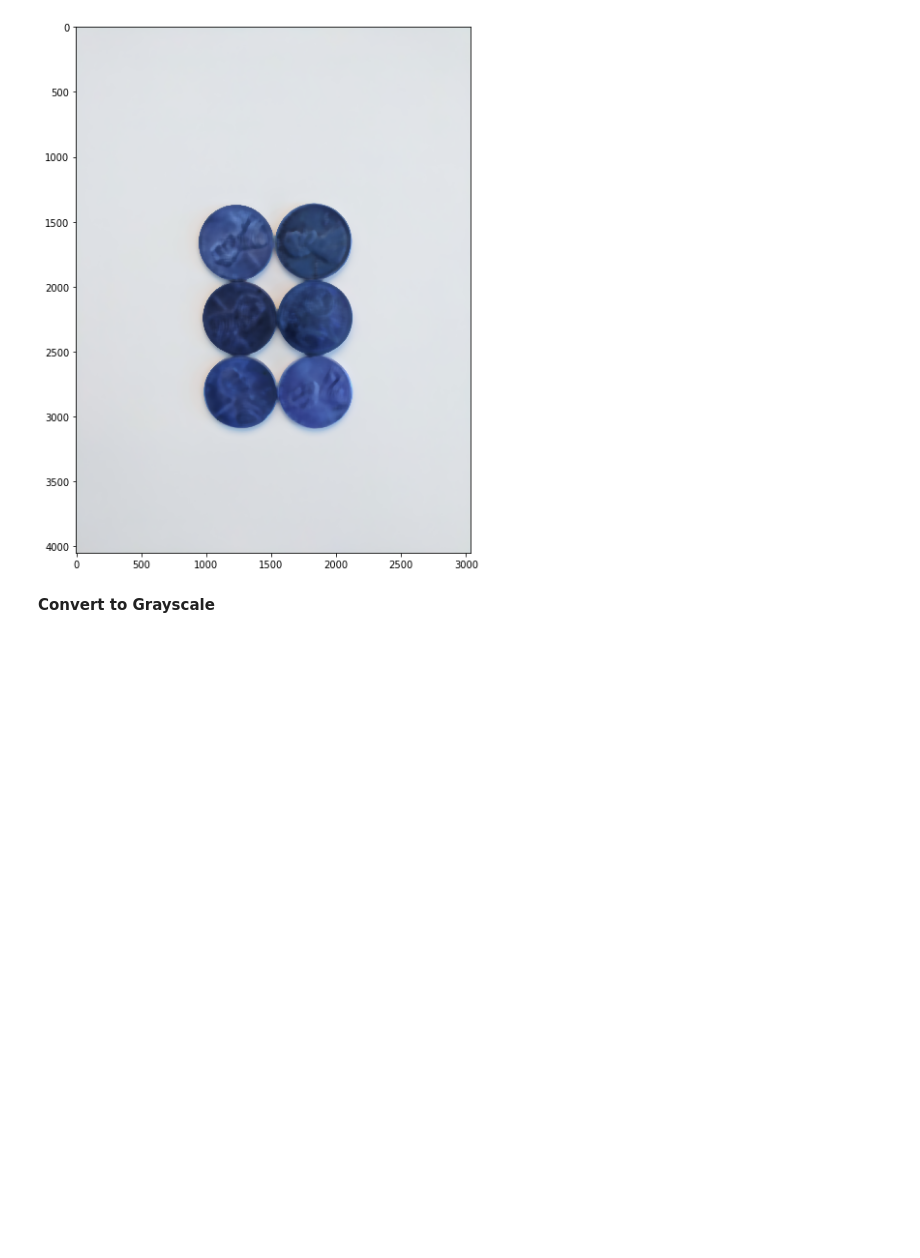
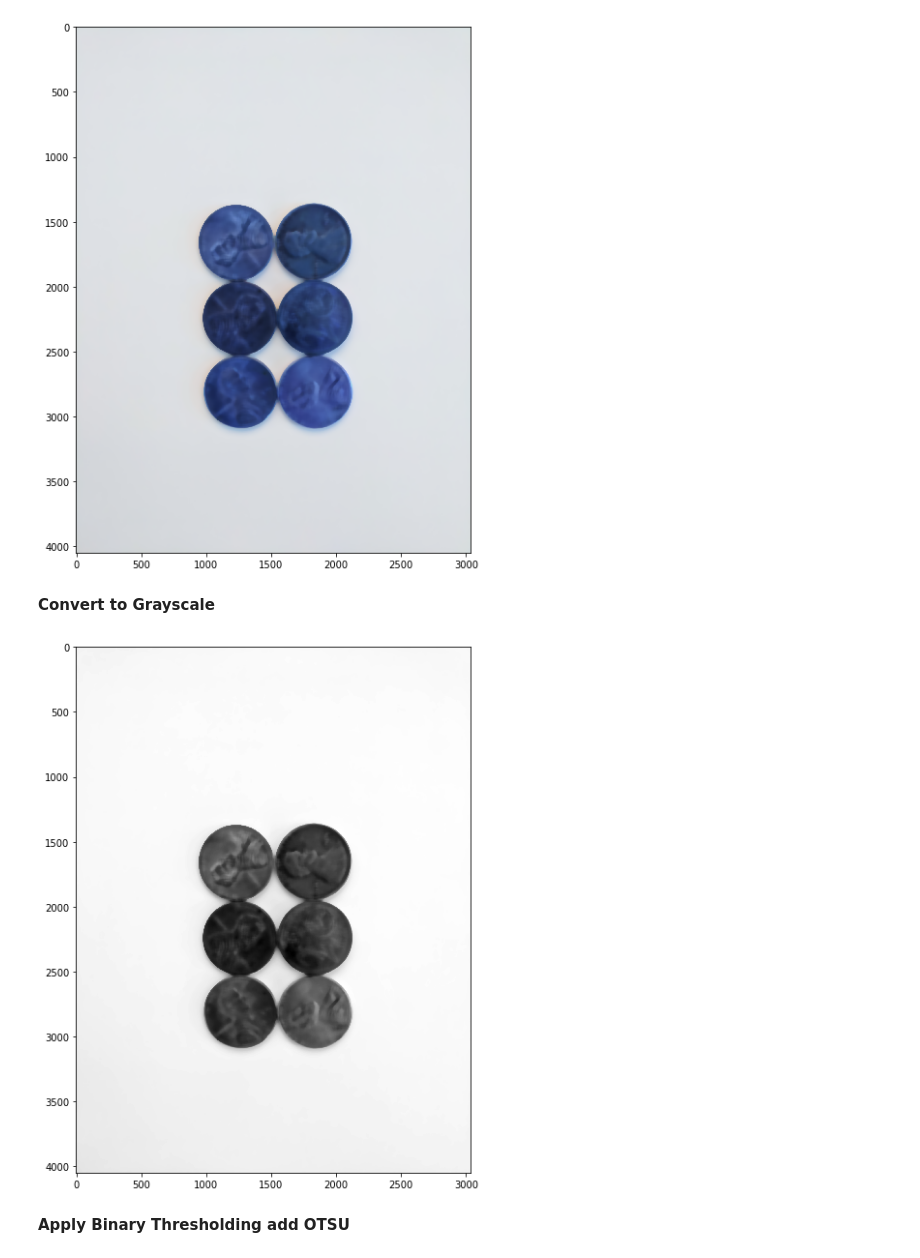
Before and after one commit to neemiasbsilva/object-detection-opencv, a Jupyter notebook: apply-watershed-algorithm.ipynb, the cells around one changed output. Saved outputs shown, nothing was run; the diff lists cells and outputs as text; code cells hidden in the pictures; blank space fills up the shorter version.

Commit message:
Object detection - using watershed algorithm to apply coin next table

```diff
--- a/apply-watershed-algorithm.ipynb
+++ b/apply-watershed-algorithm.ipynb
@@ -83,0 +82,8 @@ gray
+# %%
+gray = cv2.cvtColor(img, cv2.COLOR_BGR2GRAY)
+# %%
+display(gray)
+# %% [output]
+[figure, added]
+# %% [markdown]
+**Apply Binary Thresholding add OTSU**
```
Also changed, not shown: parts of 3 cells of this notebook.
